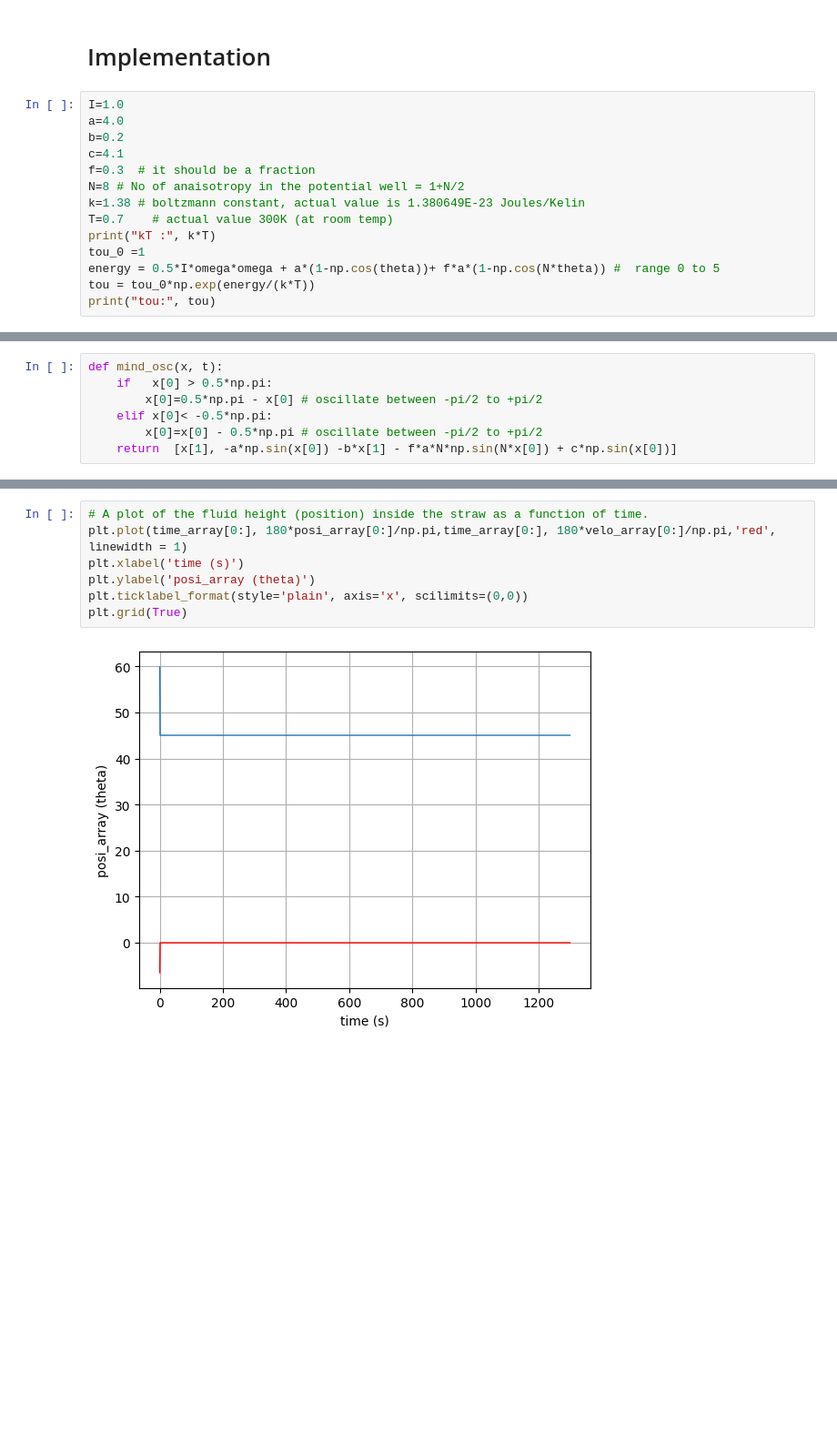
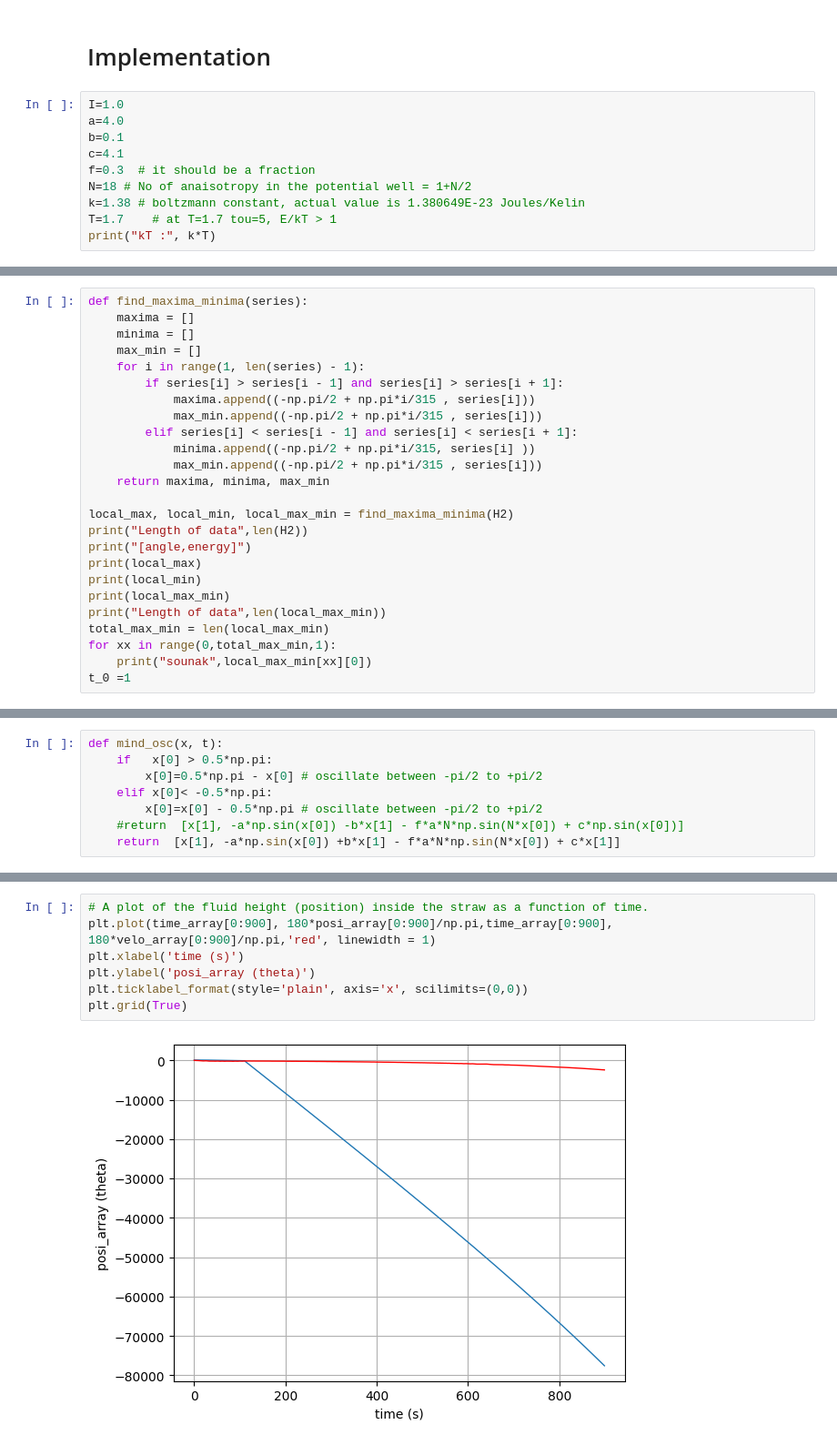
Before and after one commit to ShounakDas101/multibody, a Jupyter notebook: IEEE_Cognition_Real.ipynb, the cells around one changed output, grey strips where cells are left out. Shown: that part at 91% size. Drawn from its saved outputs; the diff is of its cells as text; blank space fills up the shorter version.

```diff
--- a/IEEE_Cognition_Real.ipynb
+++ b/IEEE_Cognition_Real.ipynb
@@ -185,15 +65,11 @@ threshold energy 0.7576407887737832
 # %%
 I=1.0
 a=4.0
-b=0.2
+b=0.1
 c=4.1
 f=0.3  # it should be a fraction
-N=8 # No of anaisotropy in the potential well = 1+N/2
+N=18 # No of anaisotropy in the potential well = 1+N/2
 k=1.38 # boltzmann constant, actual value is 1.380649E-23 Joules/Kelin
-T=0.7    # actual value 300K (at room temp)
+T=1.7    # at T=1.7 tou=5, E/kT > 1
 print("kT :", k*T)
-tou_0 =1
-energy = 0.5*I*omega*omega + a*(1-np.cos(theta))+ f*a*(1-np.cos(N*theta)) #  range 0 to 5
-tou = tou_0*np.exp(energy/(k*T))
-print("tou:", tou)
 # %% [output]
@@ -201,0 +97,25 @@ tou: 1.0000006455490031
+# %%
+def find_maxima_minima(series):
+    maxima = []
+    minima = []
+    max_min = []
+    for i in range(1, len(series) - 1):
+        if series[i] > series[i - 1] and series[i] > series[i + 1]:
+            maxima.append((-np.pi/2 + np.pi*i/315 , series[i]))
+            max_min.append((-np.pi/2 + np.pi*i/315 , series[i]))
+        elif series[i] < series[i - 1] and series[i] < series[i + 1]:
+            minima.append((-np.pi/2 + np.pi*i/315, series[i] ))
+            max_min.append((-np.pi/2 + np.pi*i/315 , series[i]))
+    return maxima, minima, max_min
+
+local_max, local_min, local_max_min = find_maxima_minima(H2)
+print("Length of data",len(H2))
+print("[angle,energy]")
+print(local_max)
+print(local_min)
+print(local_max_min)
+print("Length of data",len(local_max_min))
+total_max_min = len(local_max_min)
+for xx in range(0,total_max_min,1):
+    print("sounak",local_max_min[xx][0])
+t_0 =1
@@ -205,4 +143,5 @@ def mind_osc(x, t):
         x[0]=0.5*np.pi - x[0] # oscillate between -pi/2 to +pi/2
     elif x[0]< -0.5*np.pi:
         x[0]=x[0] - 0.5*np.pi # oscillate between -pi/2 to +pi/2
-    return  [x[1], -a*np.sin(x[0]) -b*x[1] - f*a*N*np.sin(N*x[0]) + c*np.sin(x[0])]
+    #return  [x[1], -a*np.sin(x[0]) -b*x[1] - f*a*N*np.sin(N*x[0]) + c*np.sin(x[0])]
+    return  [x[1], -a*np.sin(x[0]) +b*x[1] - f*a*N*np.sin(N*x[0]) + c*x[1]]
@@ -329,11 +245,11 @@ plt.grid(True)
 # %%
 # A plot of the fluid height (position) inside the straw as a function of time.
-plt.plot(time_array[0:], 180*posi_array[0:]/np.pi,time_array[0:], 180*velo_array[0:]/np.pi,'red', linewidth = 1)
+plt.plot(time_array[0:900], 180*posi_array[0:900]/np.pi,time_array[0:900], 180*velo_array[0:900]/np.pi,'red', linewidth = 1)
 plt.xlabel('time (s)')
 plt.ylabel('posi_array (theta)')
 plt.ticklabel_format(style='plain', axis='x', scilimits=(0,0))
 plt.grid(True)
 # %% [output]
-[figure, old version]
+[figure, new version]
 # %%
 # A plot of the fluid height (position) inside the straw as a function of time.
```
Also changed, not shown: parts of 13 cells of this notebook.
